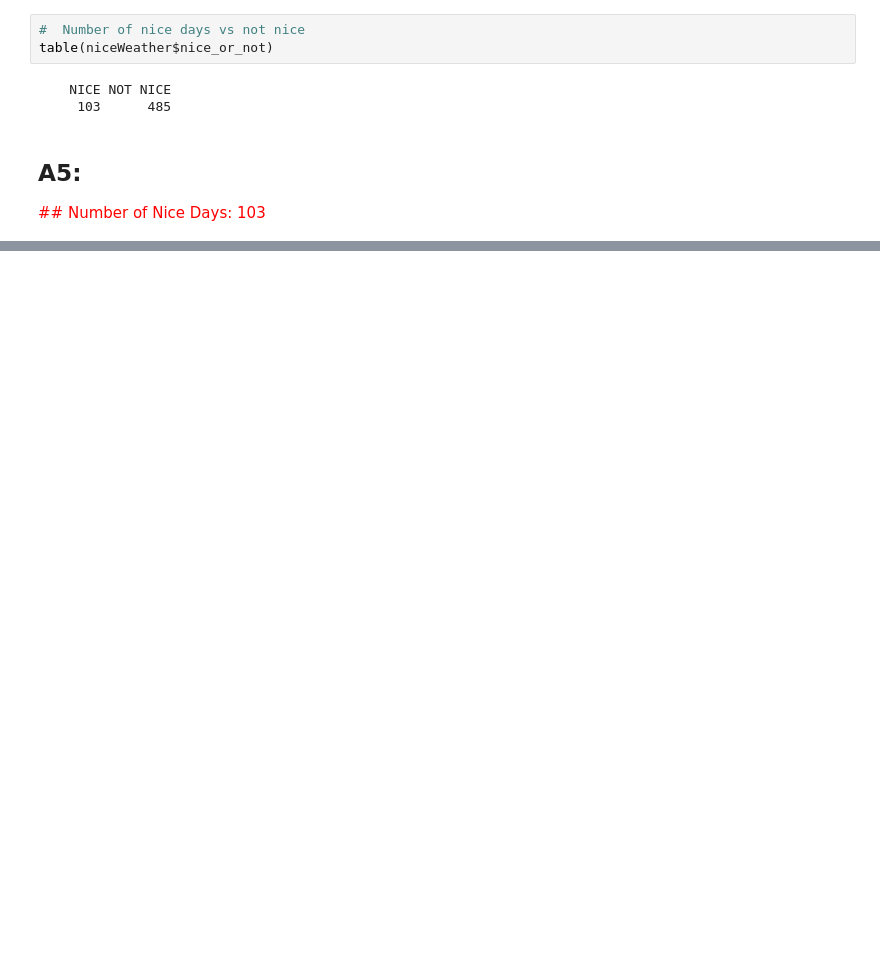
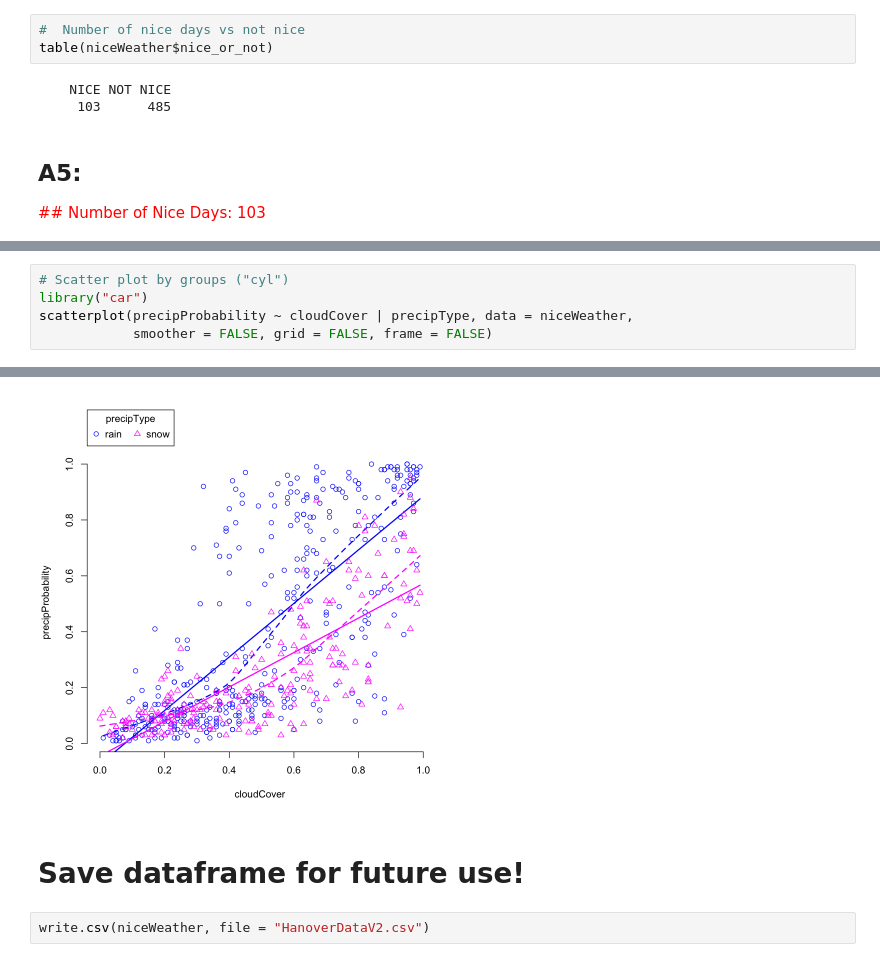
Before and after one commit to valazeinali/Dartmouth, a Jupyter notebook: pre-bootcamp:bootcamp/Intro to R Exercises.ipynb, the cells around one changed output, grey strips where cells are left out. Drawn from its saved outputs; the diff is of its cells as text; blank space fills up the shorter version.

```diff
--- a/pre-bootcamp:bootcamp/Intro to R Exercises.ipynb
+++ b/pre-bootcamp:bootcamp/Intro to R Exercises.ipynb
@@ -206,0 +248,6 @@ table(niceWeather$nice_or_not)
+# %%
+# Scatter plot by groups ("cyl")
+library("car")
+scatterplot(precipProbability ~ cloudCover | precipType, data = niceWeather,
+            smoother = FALSE, grid = FALSE, frame = FALSE)
+# %% [output]
@@ -206,0 +264,5 @@ table(niceWeather$nice_or_not)
+[figure, added]
+# %% [markdown]
+# Save dataframe for future use!
+# %%
+write.csv(niceWeather, file = "HanoverDataV2.csv")
```
Also changed, not shown: parts of 10 cells of this notebook.
